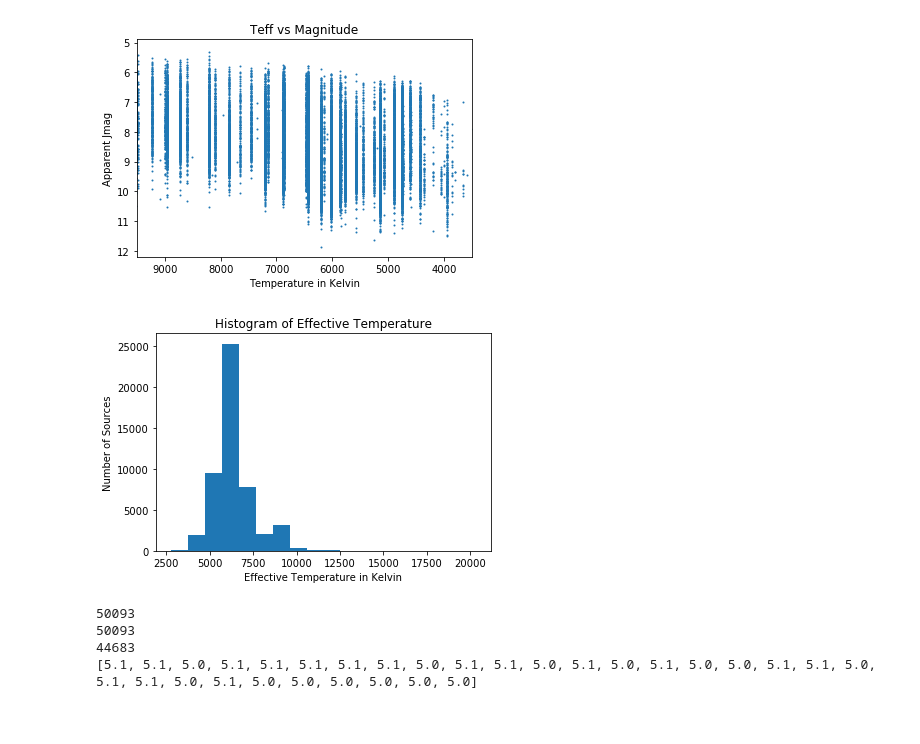
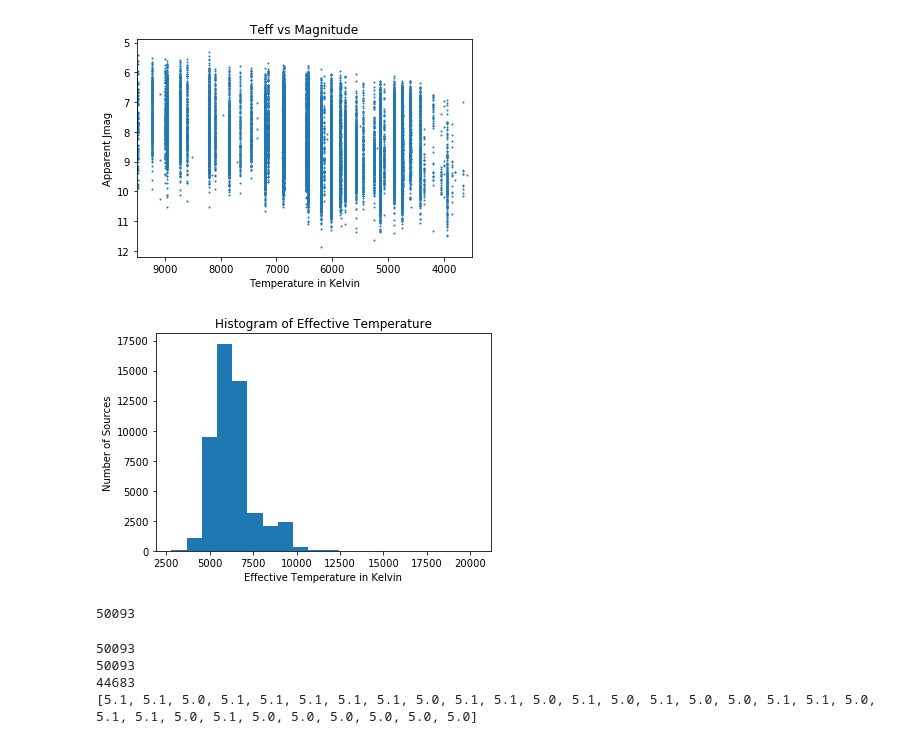
Before and after one commit to leemundy/GAIA, a Jupyter notebook: Work-Areas/khall/notebook/Data/StanCat Work.ipynb, the cells around one changed output. Drawn from its saved outputs; the diff is of its cells as text; code cells hidden in the pictures.

```diff
--- a/Work-Areas/khall/notebook/Data/StanCat Work.ipynb
+++ b/Work-Areas/khall/notebook/Data/StanCat Work.ipynb
@@ -52,19 +60,21 @@ plt.show()
 # %%
 temps = [2000,2500,3000,3500,4000,4500,5000,5500,6000,6500,7000,7500,8000,8500,9000,9500,10000,10500]
 test = []
 #for i in range(0,len(Teff)):
 #    if(Teff[i] >= 5000 & Teff[i] <= 5500):
 #        test.append(Teff[i])
 #        print(test[i])
 
-bins = 18
+bins = 20
 plt.xlabel("Effective Temperature in Kelvin")
 plt.ylabel("Number of Sources")
 plt.title("Histogram of Effective Temperature")
 pltemp=plt.hist(Teff,bins)
 plt.show()
+print(len(Teff))
 # %% [output]
-[figure, old version]
+[figure, new version]
+50093
 # %%
 SpType = t['SpType']
 Sp = [0.0]*len(SpType)
```
Also changed, not shown: parts of 14 cells of this notebook.
